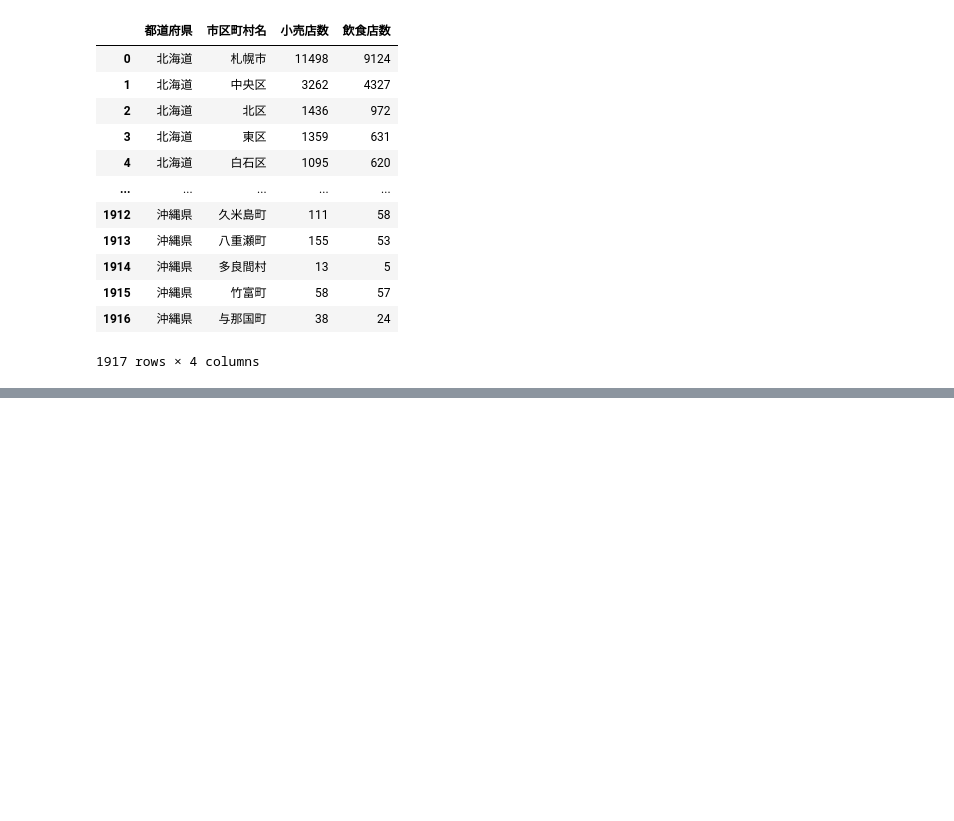
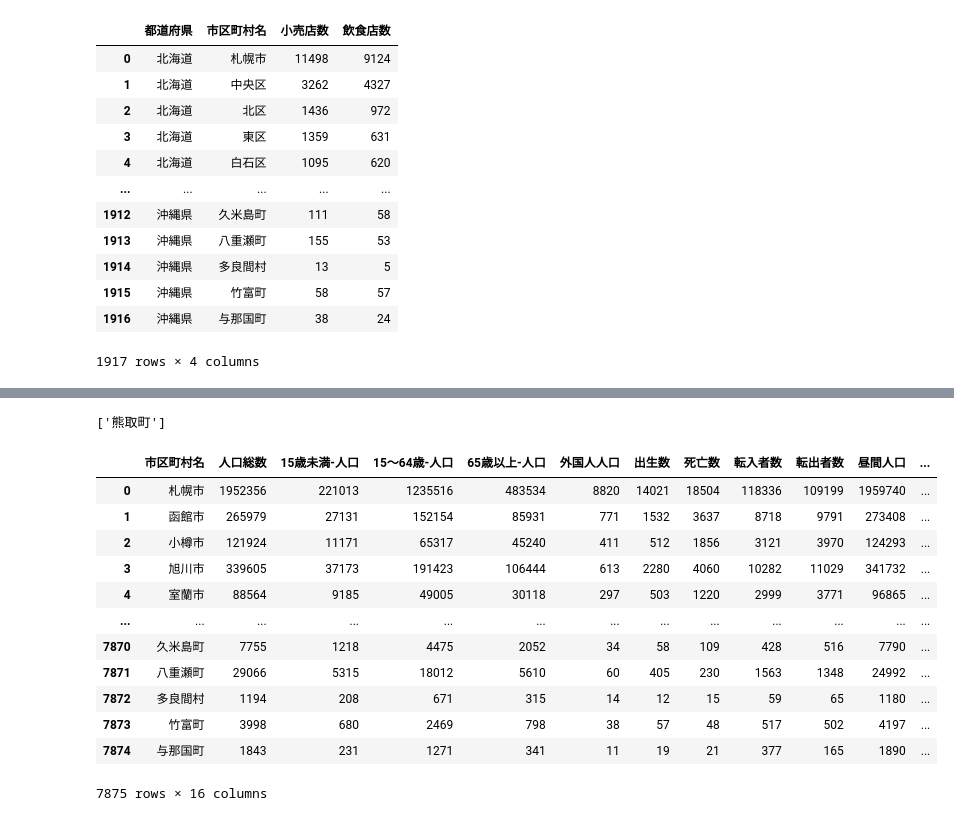
Before and after one commit to Yokohide0317/Python-R-Class, a Jupyter notebook: okinawa-wifi/01_make_dataset.ipynb, the cells around one changed output, grey strips where cells are left out. Drawn from its saved outputs; the diff is of its cells as text; code cells hidden in the pictures; blank space fills up the shorter version.

```diff
--- a/okinawa-wifi/01_make_dataset.ipynb
+++ b/okinawa-wifi/01_make_dataset.ipynb
@@ -227,0 +301,35 @@ custom_store.to_excel("./custom-data/store/custom_2018-h.xlsx", index=False)
+# %%
+[a for a in population["市区町村名"] if "熊取町" in a]
+# %% [output]
+['熊取町']
+# %%
+import pandas as pd
+
+okinawa_wifi = pd.read_excel("./custom-data/wifi/custom_470007_public_wireless_lan.xlsx")
+osaka_wifi = pd.read_excel("./custom-data/wifi/custom_270008_public_wireless_lan_20230228.xlsx")
+population = pd.read_excel("./custom-data/population/custom_population.xlsx")
+economy = pd.read_excel("./custom-data/economy/custom_2018-c.xlsx")
+store = pd.read_excel("./custom-data/store/custom_2018-h.xlsx")
+
+
+wifi = pd.concat([okinawa_wifi, osaka_wifi])
+
+df = population.merge(economy, left_on="市区町村名", right_on="市区町村名", how="inner")
+df = df.merge(store, left_on="市区町村名", right_on="市区町村名", how="inner")
+df = df.drop([col for col in df.columns if "都道府県_" in col], axis=1)
+df = df.drop(["都道府県"], axis=1)
+df
+# %% [output]
+|  | 市区町村名 | 人口総数 | 15歳未満-人口 | 15～64歳-人口 | 65歳以上-人口 | 外国人人口 | 出生数 | 死亡数 | 転入者数 | 転出者数 | 昼間人口 | ... |
+| 0 | 札幌市 | 1952356 | 221013 | 1235516 | 483534 | 8820 | 14021 | 18504 | 118336 | 109199 | 1959740 | ... |
+| 1 | 函館市 | 265979 | 27131 | 152154 | 85931 | 771 | 1532 | 3637 | 8718 | 9791 | 273408 | ... |
+| 2 | 小樽市 | 121924 | 11171 | 65317 | 45240 | 411 | 512 | 1856 | 3121 | 3970 | 124293 | ... |
+| 3 | 旭川市 | 339605 | 37173 | 191423 | 106444 | 613 | 2280 | 4060 | 10282 | 11029 | 341732 | ... |
+| 4 | 室蘭市 | 88564 | 9185 | 49005 | 30118 | 297 | 503 | 1220 | 2999 | 3771 | 96865 | ... |
+| ... | ... | ... | ... | ... | ... | ... | ... | ... | ... | ... | ... | ... |
+| 7870 | 久米島町 | 7755 | 1218 | 4475 | 2052 | 34 | 58 | 109 | 428 | 516 | 7790 | ... |
+| 7871 | 八重瀬町 | 29066 | 5315 | 18012 | 5610 | 60 | 405 | 230 | 1563 | 1348 | 24992 | ... |
+| 7872 | 多良間村 | 1194 | 208 | 671 | 315 | 14 | 12 | 15 | 59 | 65 | 1180 | ... |
+| 7873 | 竹富町 | 3998 | 680 | 2469 | 798 | 38 | 57 | 48 | 517 | 502 | 4197 | ... |
+| 7874 | 与那国町 | 1843 | 231 | 1271 | 341 | 11 | 19 | 21 | 377 | 165 | 1890 | ... |
+7875 rows × 16 columns
```
Also changed, not shown: parts of 7 cells of this notebook, 9 other files.
